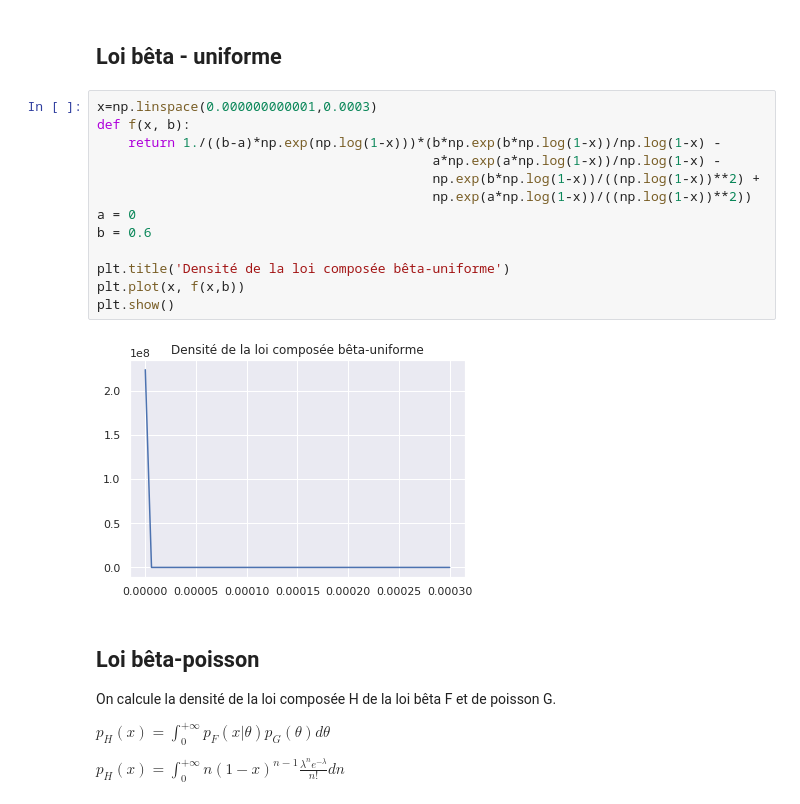
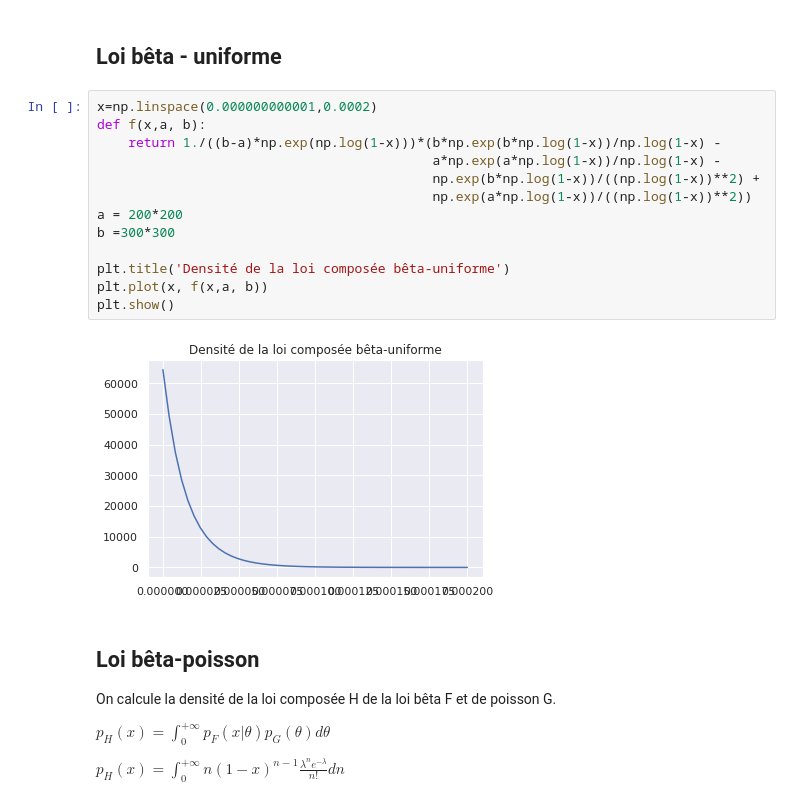
Before and after one commit to aminaghoul/reads_seq, a Jupyter notebook: stage.ipynb, the cells around one changed output. Saved outputs shown, nothing was run; the diff lists cells and outputs as text.

```diff
--- a/stage.ipynb
+++ b/stage.ipynb
@@ -407,20 +407,20 @@ file:///home/aghoul/Images/Histo_pacbiors2%20(1)/Figure15_pacbiors2.png![image.p
 # %% [markdown]
 ## Loi bêta - uniforme
 # %%
-x=np.linspace(0.000000000001,0.0003)
-def f(x, b):
+x=np.linspace(0.000000000001,0.0002)
+def f(x,a, b):
     return 1./((b-a)*np.exp(np.log(1-x)))*(b*np.exp(b*np.log(1-x))/np.log(1-x) -
                                            a*np.exp(a*np.log(1-x))/np.log(1-x) -
                                            np.exp(b*np.log(1-x))/((np.log(1-x))**2) +
                                            np.exp(a*np.log(1-x))/((np.log(1-x))**2))
-a = 0
-b = 0.6
+a = 200*200
+b =300*300
 
 plt.title('Densité de la loi composée bêta-uniforme')
-plt.plot(x, f(x,b))
+plt.plot(x, f(x,a, b))
 plt.show()
 # %% [output]
-[figure, old version]
+[figure, new version]
 # %% [markdown]
 ## Loi bêta-poisson
 
```
Also changed, not shown: parts of 3 cells of this notebook.
